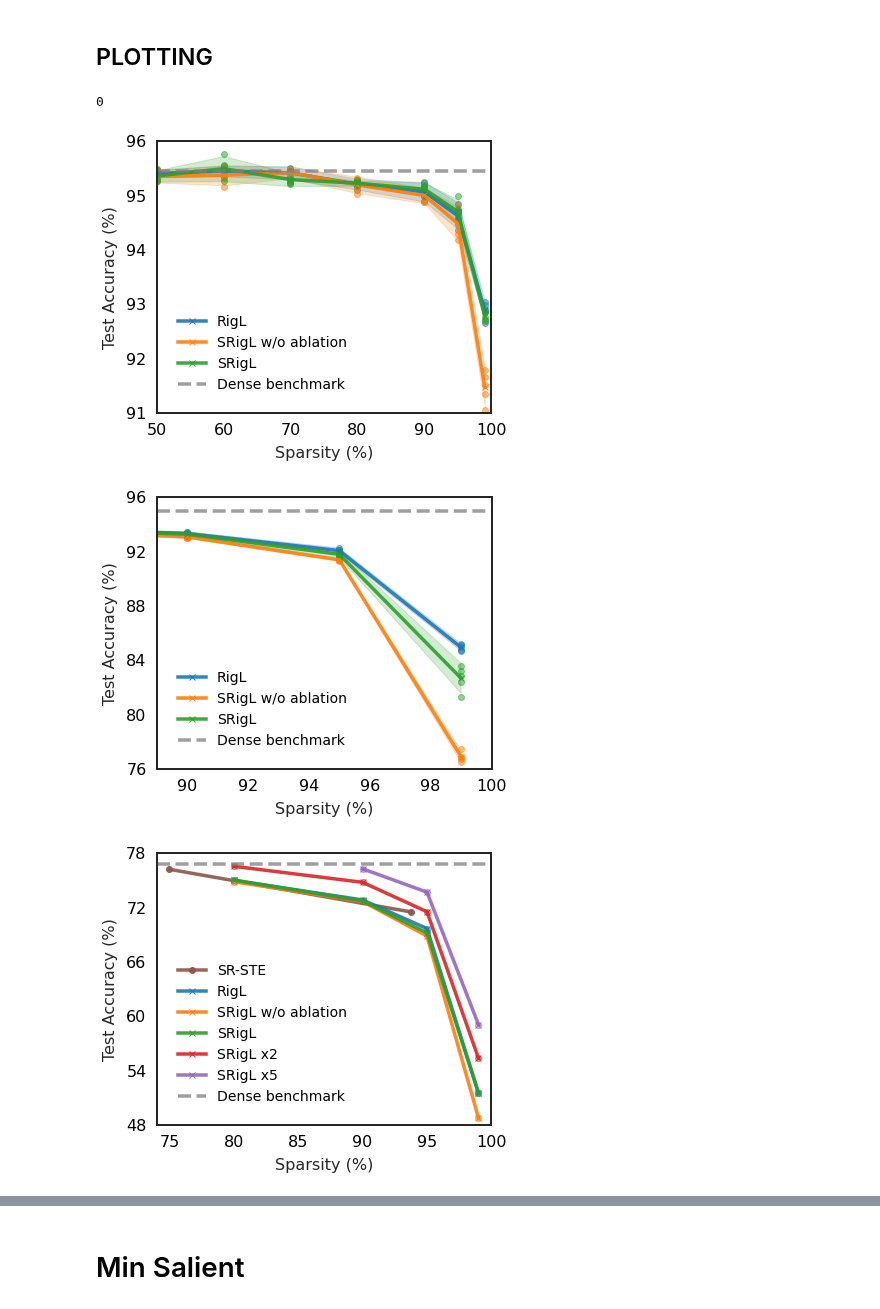
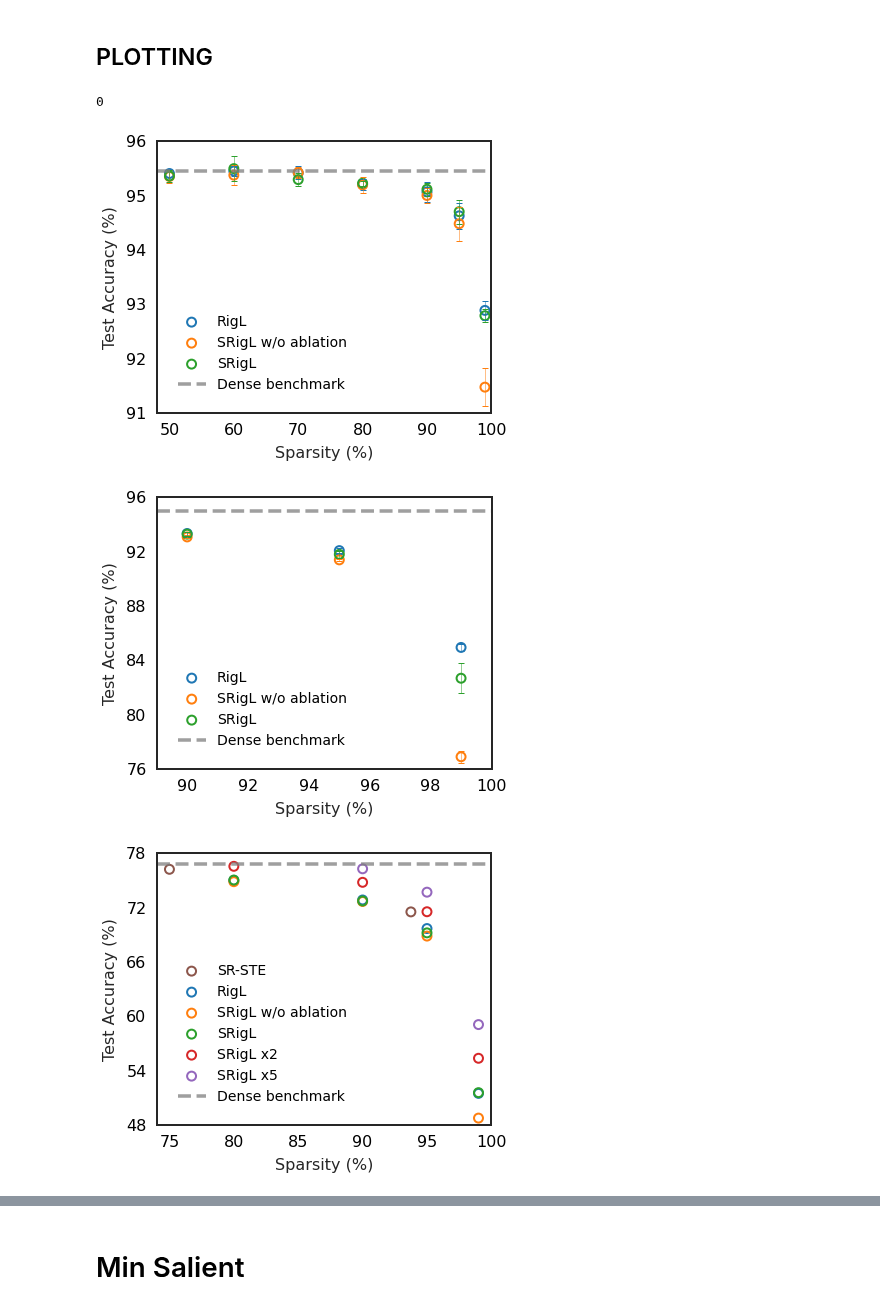
Before and after one commit to calgaryml/condensed-sparsity, a Jupyter notebook: notebooks/final_results.ipynb, the cells around one changed output, grey strips where cells are left out. Saved outputs shown, nothing was run; the diff lists cells and outputs as text; code cells hidden in the pictures.

```diff
--- a/notebooks/final_results.ipynb
+++ b/notebooks/final_results.ipynb
@@ -29,6 +29,8 @@ _RESNET18_BENCHMARK=0.9545
 _WIDE_RESNET_BENCHMARK=0.95
 _IMAGENET_BENCHMARK=0.7674
 _BEST_MIN_SAL_THRES=0.3
+# _PLOT_FUNCT = "plot"
+_PLOT_FUNCT = "scatter"
 _GROUPBY_VARS = [
     "rigl.const_fan_in",
     "rigl.dense_allocation",
@@ -70,6 +72,9 @@ _SRIGL_PARAMS = {
     },
 }
 
+_MEAN_MARKER=dict(s=80, facecolors='none', marker='o', alpha=1.0, linewidths=2)
+_SAMPLE_MARKER=dict(s=7.5, facecolors='full', marker='.', alpha=0.2)
+
 _SR_STE_PARAMS = {
     'dense_allocation': {
         0: 0.0625,
@@ -638,7 +643,7 @@ def get_accuracy_vs_sparsity_plot(model_name, ids, dense_benchmark_value, plot_9
     plot_df["rigl.dynamic_ablation"].fillna(False, inplace=True)
     plot_df = plot_df.loc[plot_df["state"] == "finished"]
     if not plot_99_sparsity:
-      plot_df = plot_df.loc[plot_df["rigl.dense_allocation"] != 0.01]
+        plot_df = plot_df.loc[plot_df["rigl.dense_allocation"] != 0.01]
     plot_df["sparsity"] = (1-plot_df["rigl.dense_allocation"])*100
     plot_df["best_accuracy"] = plot_df["best_accuracy"]*100
     plot_dfs = []
@@ -652,17 +657,22 @@ def get_accuracy_vs_sparsity_plot(model_name, ids, dense_benchmark_value, plot_9
             print(idx)
             df_slice = sparse_benchmarks.loc[(sparse_benchmarks["method"] == method)]
             # color=these_colors[idx]
-            ax.plot(
-                df_slice["sparsity"], df_slice["mean"],  marker='o', color=color, alpha=0.9, label=method
-            )
-            if plot_error_bars:
-                ax.fill_between(
-                    df_slice["sparsity"],
-                    df_slice["upper_bound"],
-                    df_slice["lower_bound"],
-                    color=color,
-                    alpha=0.20
+            if _PLOT_FUNCT=='scatter':
+                ax.scatter(
+                    df_slice["sparsity"], df_slice["mean"], label=method, color=color, **_MEAN_MARKER
                 )
+            else:
+                ax.plot(
+                    df_slice["sparsity"], df_slice["mean"],  marker='x', color=color, alpha=0.9, label=method
+                )
+                if plot_error_bars:
+                    ax.fill_between(
+                        df_slice["sparsity"],
+                        df_slice["upper_bound"],
+                        df_slice["lower_bound"],
+                        color=color,
+                        alpha=0.20
+                    )
 
 
     for idx, (epoch, fan_in, dynamic_ablation) in enumerate(plot_df.groupby(["epoch", "rigl.const_fan_in", "rigl.dynamic_ablation"], dropna=False).count().index.unique()):
@@ -671,22 +681,31 @@ def get_accuracy_vs_sparsity_plot(model_name, ids, dense_benchmark_value, plot_9
         name, color = series_name_plot_mapper(fan_in, dynamic_ablation, plot_df["epoch"].unique(), int(epoch))
         agg_results = get_confidence_bounds_df(df_slice, target_col="best_accuracy")
         # display(agg_results)
-        ax.plot(
-            agg_results["sparsity"], agg_results["mean"], marker='x', label=name, color=color, alpha=0.9
-        )
-        if plot_error_bars:
-            ax.fill_between(
-                agg_results["sparsity"],
-                agg_results["upper_bound"],
-                agg_results["lower_bound"],
-                color=color,
-                alpha=0.20
+        if _PLOT_FUNCT =="scatter":
+            ax.scatter(
+                agg_results["sparsity"], agg_results["mean"], label=name, color=color, **_MEAN_MARKER
             )
-        ax.scatter(
-            df_slice["sparsity"], df_slice["best_accuracy"], marker='o', color=color, alpha=0.5
-        )
+            yerr= [a["upper_bound"]-a["mean"] for _,a in agg_results.iterrows()]
+            ax.errorbar(agg_results["sparsity"], agg_results["mean"], yerr=yerr,fmt="none", color=color, elinewidth=0.5, capsize=3)
+            # ax.scatter(
+            #     df_slice["sparsity"], df_slice["best_accuracy"], marker='.', label=None, color=color, alpha=0.2,
+            # )
 
-
+        else:
+            ax.plot(
+                agg_results["sparsity"], agg_results["mean"], marker='x', label=name, color=color, alpha=0.9
+            )
+            ax.scatter(
+                df_slice["sparsity"], df_slice["best_accuracy"], marker='.', color=color, alpha=0.5
+            )
+            if plot_error_bars:
+                ax.fill_between(
+                    agg_results["sparsity"],
+                    agg_results["upper_bound"],
+                    agg_results["lower_bound"],
+                    color=color,
+                    alpha=0.20
+                )
 
 
     ax.plot(xlim, [dense_benchmark_value*100, dense_benchmark_value*100], "--",  label="Dense benchmark", color=_COLORS[-3], alpha=0.75)
@@ -719,39 +738,39 @@ resnet18_params=dict(
     dense_benchmark_value = _RESNET18_BENCHMARK,
     plot_99_sparsity=True,
     ylim=[91,96],
-    xlim=[50,100]
+    xlim=[48,100]
 )
 
 wide_resnet22_params=dict(
     ids = wide_res_ids,
     model_name ="../fig/wide_resnet22",
     dense_benchmark_value = _WIDE_RESNET_BENCHMARK,
     plot_99_sparsity=True,
     ylim=[76,96],
     xlim=[89,100]
 )
 
 imagenet_params=dict(
     ids = imagenet.index.to_list(),
     model_name ="../fig/resnet50",
     dense_benchmark_value = _IMAGENET_BENCHMARK,
     plot_99_sparsity=True,
     ylim=[48,78],
     xlim=[74,100],
     plot_error_bars=True,
     sparse_benchmarks = structured_sparse_benchmarks
     # x_ticks=[80,90,95,99],
 )
 
 fig = get_accuracy_vs_sparsity_plot(**resnet18_params)
 fig = get_accuracy_vs_sparsity_plot(**wide_resnet22_params)
 fig = get_accuracy_vs_sparsity_plot(**imagenet_params)
 fig.show()
 # %% [output]
 0
-[figure, old version]
+[figure, new version]
-[figure, old version]
+[figure, new version]
-[figure, old version]
+[figure, new version]
 # %%
 def plot_active_neurons_vs_sparsity(df, model_name="", ylim=[90,100], xlim=[49,100]):
     _TARGET_COL="_TOTAL_PERCENTAGE_ACTIVE_NEURONS"
```
Also changed, not shown: parts of 5 cells of this notebook, 1 other file.
